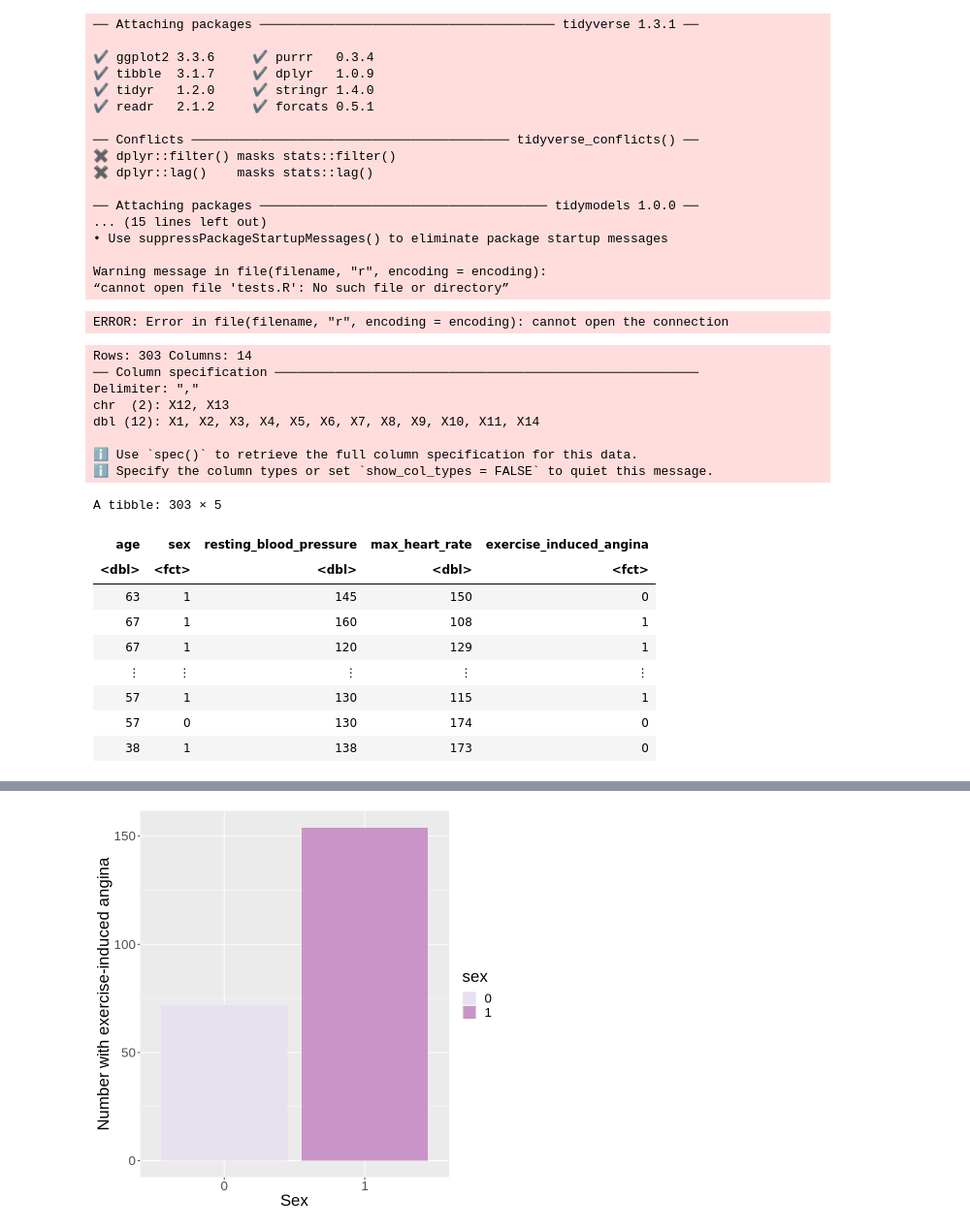
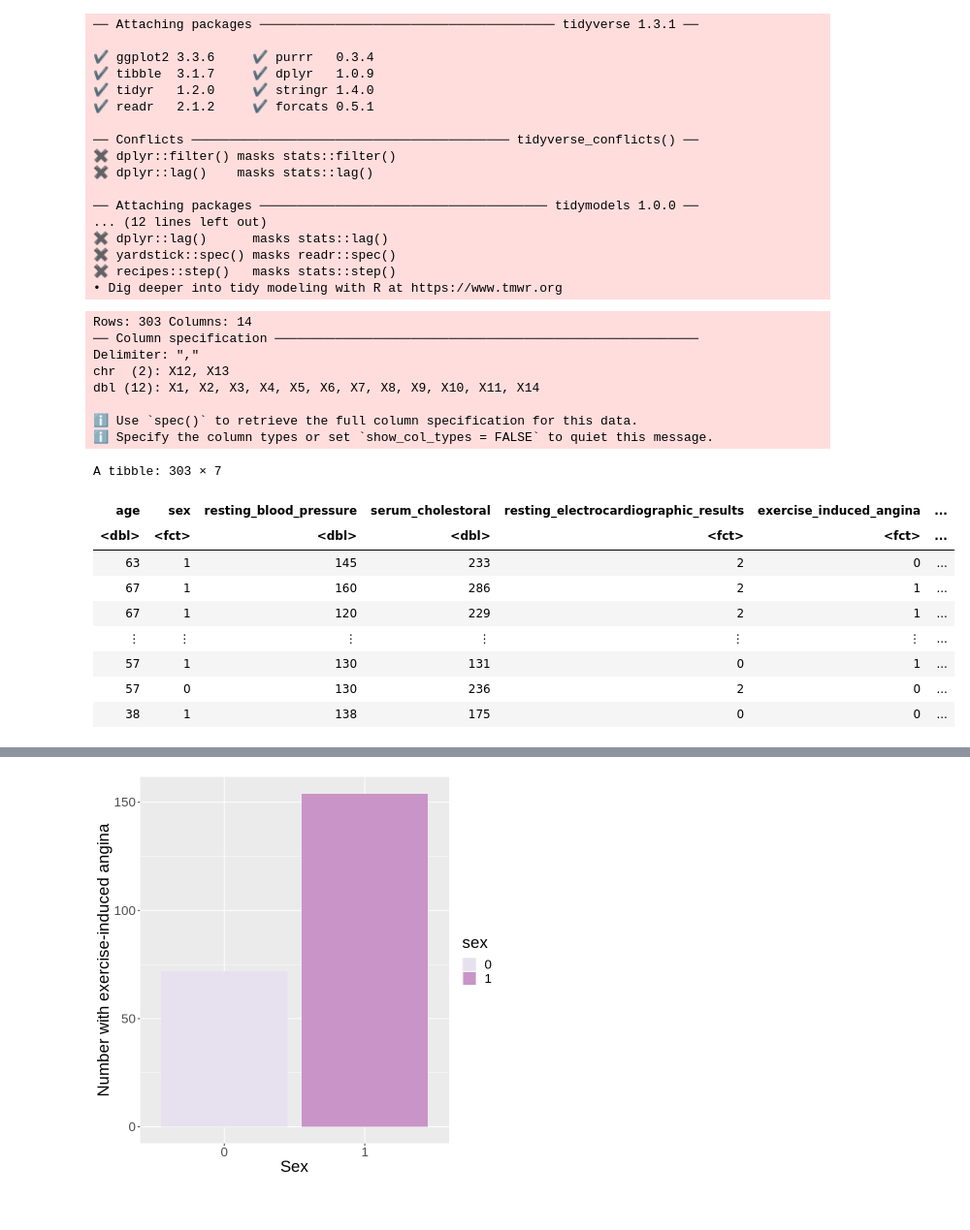
Before and after one commit to samtang22/dsci-100-2022W1-group-21, a Jupyter notebook: heart.data.ipynb, the cells around one changed output, grey strips where cells are left out. Shown at 97% size. Drawn from its saved outputs; the diff is of its cells as text; code cells hidden in the pictures.

```diff
--- a/heart.data.ipynb
+++ b/heart.data.ipynb
@@ -3,8 +3,6 @@ library(tidyverse)
 library(repr)
 library(tidymodels)
 options(repr.matrix.max.rows = 6)
-source('tests.R')
-source('cleanup.R')
 # %% [output]
 ── Attaching packages ─────────────────────────────────────── tidyverse 1.3.1 ──
 
@@ -18,41 +16,42 @@ source('cleanup.R')
 ✖ dplyr::lag()    masks stats::lag()
 
 ── Attaching packages ────────────────────────────────────── tidymodels 1.0.0 ──
-... (15 lines left out)
-• Use suppressPackageStartupMessages() to eliminate package startup messages
-
-Warning message in file(filename, "r", encoding = encoding):
-“cannot open file 'tests.R': No such file or directory”
+... (12 lines left out)
+✖ dplyr::lag()      masks stats::lag()
+✖ yardstick::spec() masks readr::spec()
+✖ recipes::step()   masks stats::step()
+• Dig deeper into tidy modeling with R at https://www.tmwr.org
-ERROR: Error in file(filename, "r", encoding = encoding): cannot open the connection
 # %%
 #loading data frame, assigning column names, changing angina column to factor type, & selecting the columns we need
-heart_data <- read_csv("processed.cleveland.data",col_names=FALSE) |>
+heart_data <- read_csv(url("https://archive.ics.uci.edu/ml/machine-learning-databases/heart-disease/processed.cleveland.data"), col_names = FALSE) |>
     rename(age=X1, sex=X2,chest_pain_type=X3, resting_blood_pressure=X4, serum_cholestoral=X5, fasting_blood_sugar=X6,
            resting_electrocardiographic_results=X7, max_heart_rate=X8, exercise_induced_angina=X9, ST_depression=X10,
-           slope=X11, number_vessels=X12, thal=X13, target=X14) |>
+           slope=X11, number_vessels=X12, thal=X13, angiographic_status=X14) |>
     mutate(exercise_induced_angina=as.factor(exercise_induced_angina)) |>
     mutate(sex=as.factor(sex)) |>
-    select(age, sex, resting_blood_pressure, max_heart_rate, exercise_induced_angina)
+    mutate(resting_electrocardiographic_results=as.factor(resting_electrocardiographic_results)) |>
+    mutate(angiographic_status=as.factor(angiographic_status)) |>
+    select(age, sex, resting_blood_pressure, serum_cholestoral, resting_electrocardiographic_results, exercise_induced_angina, angiographic_status)
 heart_data
 # %% [output]
 Rows: 303 Columns: 14
 ── Column specification ────────────────────────────────────────────────────────
 Delimiter: ","
 chr  (2): X12, X13
 dbl (12): X1, X2, X3, X4, X5, X6, X7, X8, X9, X10, X11, X14
 
 ℹ Use `spec()` to retrieve the full column specification for this data.
 ℹ Specify the column types or set `show_col_types = FALSE` to quiet this message.
-A tibble: 303 × 5
+A tibble: 303 × 7
-| age | sex | resting_blood_pressure | max_heart_rate | exercise_induced_angina |
-| <dbl> | <fct> | <dbl> | <dbl> | <fct> |
-| 63 | 1 | 145 | 150 | 0 |
-| 67 | 1 | 160 | 108 | 1 |
-| 67 | 1 | 120 | 129 | 1 |
-| ⋮ | ⋮ | ⋮ | ⋮ | ⋮ |
-| 57 | 1 | 130 | 115 | 1 |
-| 57 | 0 | 130 | 174 | 0 |
-| 38 | 1 | 138 | 173 | 0 |
+| age | sex | resting_blood_pressure | serum_cholestoral | resting_electrocardiographic_results | exercise_induced_angina | ... |
+| <dbl> | <fct> | <dbl> | <dbl> | <fct> | <fct> | ... |
+| 63 | 1 | 145 | 233 | 2 | 0 | ... |
+| 67 | 1 | 160 | 286 | 2 | 1 | ... |
+| 67 | 1 | 120 | 229 | 2 | 1 | ... |
+| ⋮ | ⋮ | ⋮ | ⋮ | ⋮ | ⋮ | ... |
+| 57 | 1 | 130 | 131 | 0 | 1 | ... |
+| 57 | 0 | 130 | 236 | 2 | 0 | ... |
+| 38 | 1 | 138 | 175 | 0 | 0 | ... |
 # %%
 #we should make sure 0.75 is an appropriate proportion to use
 heart_split <- initial_split(heart_data, prop = 0.75, strata = sex)
```
Also changed, not shown: parts of 2 cells of this notebook.
